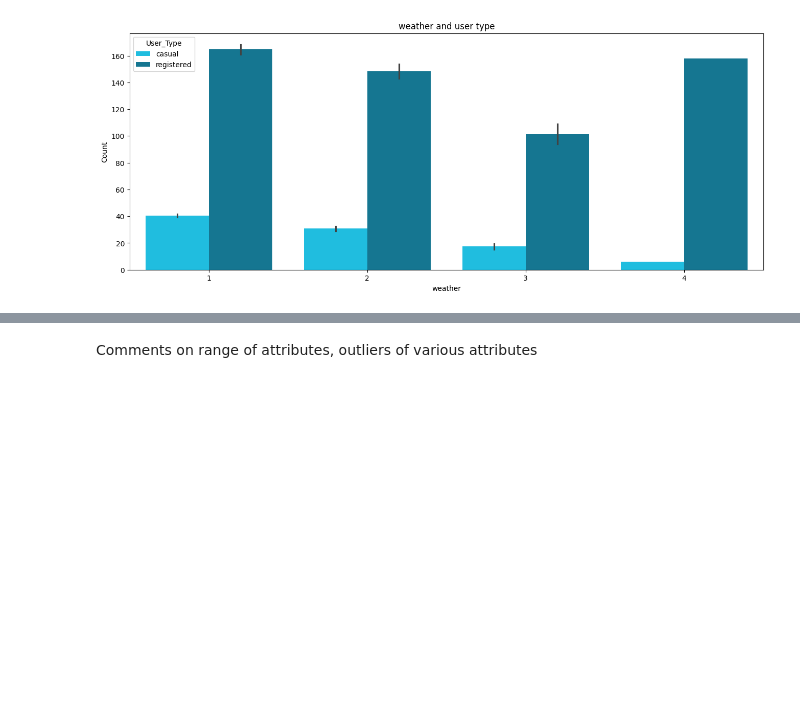
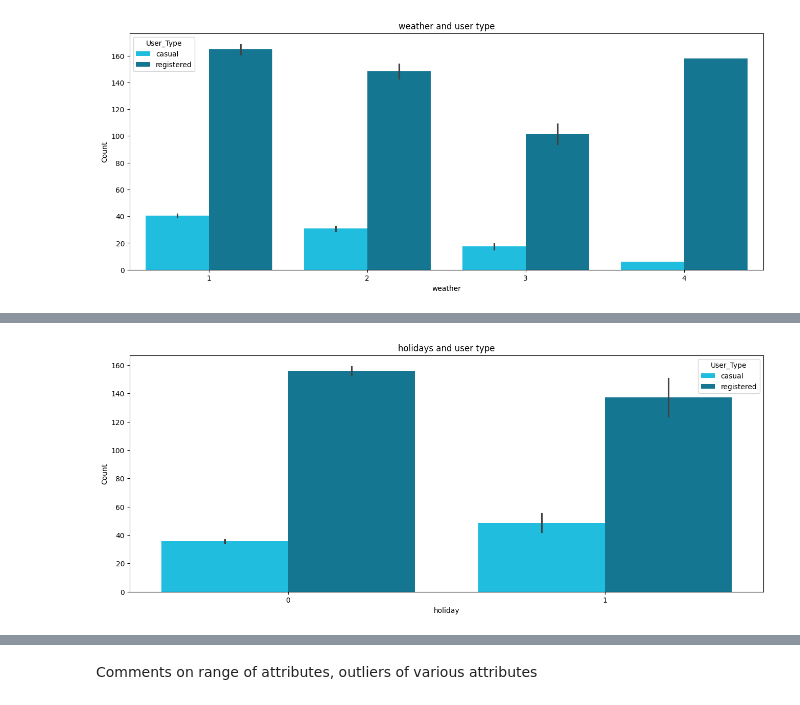
Before and after one commit to RichaGaharwar/Yulu---Hypothesis-Testing, a Jupyter notebook: Yulu_Hypothesis_Testing.ipynb, the cells around one changed output, grey strips where cells are left out. Cells and saved outputs as stored; diff of their text form; code cells hidden in the pictures; blank space fills up the shorter version.

```diff
--- a/Yulu_Hypothesis_Testing.ipynb
+++ b/Yulu_Hypothesis_Testing.ipynb
@@ -627,0 +652,11 @@ plt.show()
+# %%
+yulu_melted = yulu.melt(id_vars = ['holiday'], value_vars = ['casual', 'registered'],
+                        var_name = 'User_Type', value_name = 'Count')
+
+plt.figure(figsize = (16,6))
+sns.barplot(data = yulu_melted, x = 'holiday', y = 'Count', hue = 'User_Type', palette = yulu_palette)
+plt.xlabel('holiday')
+plt.title('holidays and user type')
+plt.show()
+# %% [output]
+[figure, added]
```
Also changed, not shown: parts of 5 cells of this notebook.
